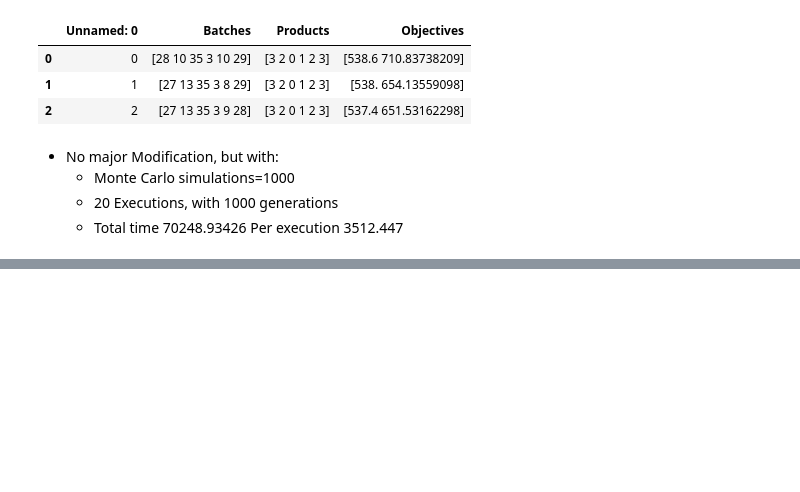
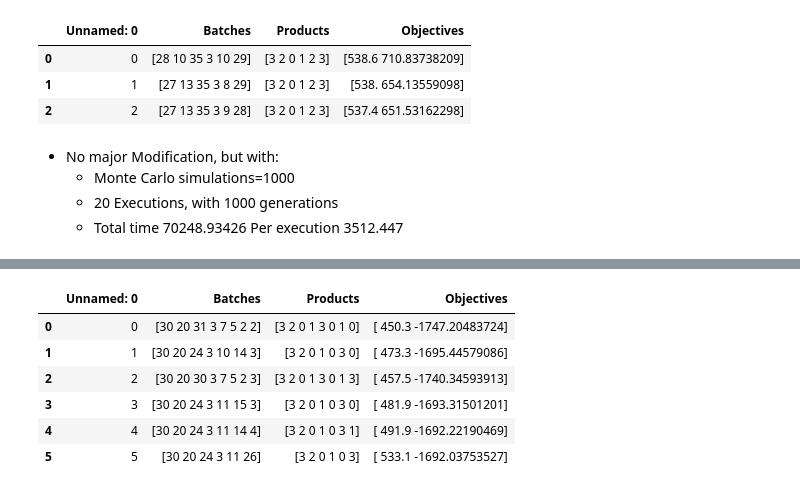
Before and after one commit to DTKx/capacityplanpy, a Jupyter notebook: 02_implementacao/parse_raw.ipynb, the cells around one changed output, grey strips where cells are left out. Cells and saved outputs as stored; diff of their text form; code cells hidden in the pictures; blank space fills up the shorter version.

```diff
--- a/02_implementacao/parse_raw.ipynb
+++ b/02_implementacao/parse_raw.ipynb
@@ -755,0 +768,11 @@ results
+# %%
+results=pd.read_csv(root_path_analysis+name+"solutions.csv")# Import from csv
+results
+# %% [output]
+|  | Unnamed: 0 | Batches | Products | Objectives |
+| 0 | 0 | [30 20 31 3 7 5 2 2] | [3 2 0 1 3 0 1 0] | [ 450.3 -1747.20483724] |
+| 1 | 1 | [30 20 24 3 10 14 3] | [3 2 0 1 0 3 0] | [ 473.3 -1695.44579086] |
+| 2 | 2 | [30 20 30 3 7 5 2 3] | [3 2 0 1 3 0 1 3] | [ 457.5 -1740.34593913] |
+| 3 | 3 | [30 20 24 3 11 15 3] | [3 2 0 1 0 3 0] | [ 481.9 -1693.31501201] |
+| 4 | 4 | [30 20 24 3 11 14 4] | [3 2 0 1 0 3 1] | [ 491.9 -1692.22190469] |
+| 5 | 5 | [30 20 24 3 11 26] | [3 2 0 1 0 3] | [ 533.1 -1692.03753527] |
```
Also changed, not shown: parts of 13 cells of this notebook, 2 other files.
